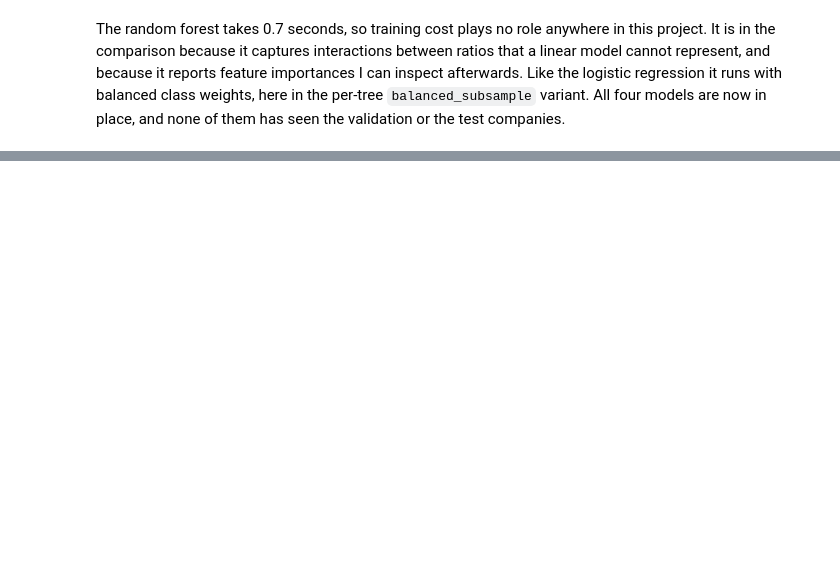
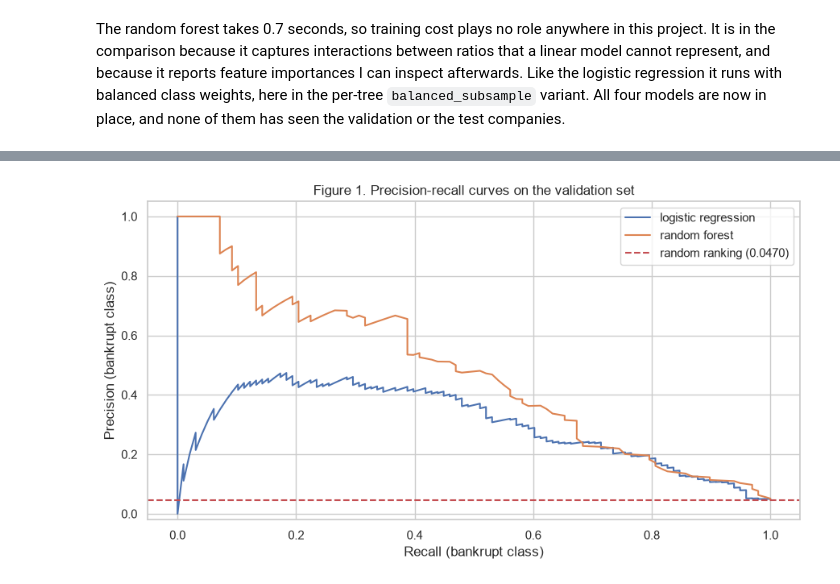
Before and after one commit to mauroreverberi/machine-learning-foundations, a Jupyter notebook: modeling.ipynb, the cells around one changed output, grey strips where cells are left out. Cells and saved outputs as stored; diff of their text form; code cells hidden in the pictures; blank space fills up the shorter version.

Commit message:
Model evaluation, overfitting check, feature importances and threshold analysis added

```diff
--- a/modeling.ipynb
+++ b/modeling.ipynb
@@ -337,0 +477,11 @@ The random forest takes 0.7 seconds, so training cost plays no role anywhere in
+# %%
+val_scores_logreg = logreg_model.predict_proba(X_val)[:, 1]
+val_scores_forest = forest_model.predict_proba(X_val)[:, 1]
+
+validation_results = pd.DataFrame([
+    evaluate_model("dummy (majority class)", y_val, dummy_model.predict(X_val)),
+    evaluate_model("rule (loss + leverage)", y_val, rule_predict(X_val)),
+    evaluate_model("logistic regression", y_val, logreg_model.predict(X_val), val_scores_logreg),
+    evaluate_model("random forest", y_val, forest_model.predict(X_val), val_scores_forest),
+]).set_index("model")
+validation_results.round(4)
@@ -337,0 +499,18 @@ The random forest takes 0.7 seconds, so training cost plays no role anywhere in
+# %%
+prec_logreg, rec_logreg, _ = precision_recall_curve(y_val, val_scores_logreg)
+prec_forest, rec_forest, thresholds_forest = precision_recall_curve(y_val, val_scores_forest)
+
+fig, ax = plt.subplots(figsize=(9, 5))
+ax.plot(rec_logreg, prec_logreg, label="logistic regression")
+ax.plot(rec_forest, prec_forest, label="random forest")
+ax.axhline(y_val.mean(), color="C3", linestyle="--",
+           label=f"random ranking ({y_val.mean():.4f})")
+ax.set_title("Figure 1. Precision-recall curves on the validation set")
+ax.set_xlabel("Recall (bankrupt class)")
+ax.set_ylabel("Precision (bankrupt class)")
+ax.set_ylim(-0.02, 1.05)
+ax.legend(loc="upper right")
+plt.tight_layout()
+plt.show()
+# %% [output]
+[figure, added]
```
Also changed, not shown: parts of 34 cells of this notebook.
